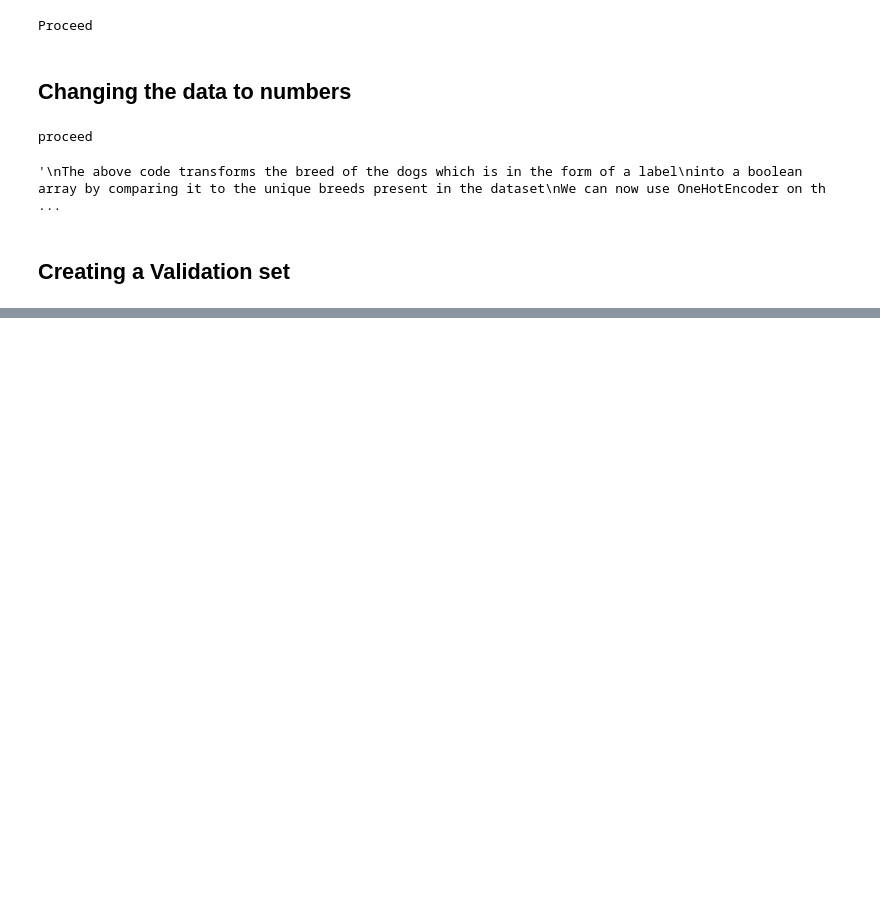
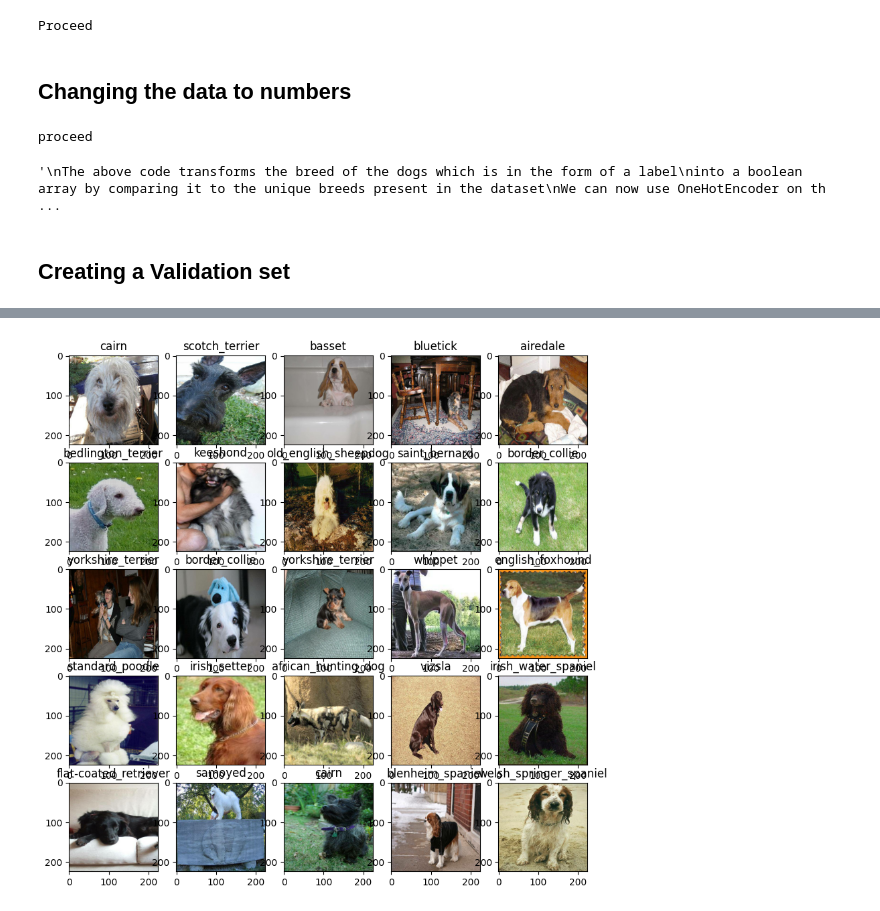
Before and after one commit to r-shah1904/Image-classifier, a Jupyter notebook: Dog_breed_prediction.ipynb, the cells around one changed output, grey strips where cells are left out. Cells and saved outputs as stored; diff of their text form; code cells hidden in the pictures; blank space fills up the shorter version.

```diff
--- a/Dog_breed_prediction.ipynb
+++ b/Dog_breed_prediction.ipynb
@@ -124,0 +170,13 @@ x_train, x_val, y_train, y_val = train_test_split(X[:NUM_IMAGES],
+# %%
+# Define the image size
+IMG_SIZE = 224
+# Creating a function to preprocess the images
+def process_image(image_path):
+  image = tf.io.read_file(image_path)
+  # Turning the image data into three colour channels (r,g,b)
+  image = tf.image.decode_jpeg(image, channels=3)
+  # Converting the image coulour channel from a 0-255 value to 0-1 value
+  image = tf.image.convert_image_dtype(image, tf.float32)
+  # Resizing the image to (224,224)
+  image = tf.image.resize(image,size=[IMG_SIZE, IMG_SIZE])
+  return image
@@ -124,0 +255,5 @@ x_train, x_val, y_train, y_val = train_test_split(X[:NUM_IMAGES],
+# %%
+val_images, val_labels = next(val_data.as_numpy_iterator())
+show25Images(val_images,val_labels)
+# %% [output]
+[figure, added]
```
Also changed, not shown: parts of 18 cells of this notebook.
